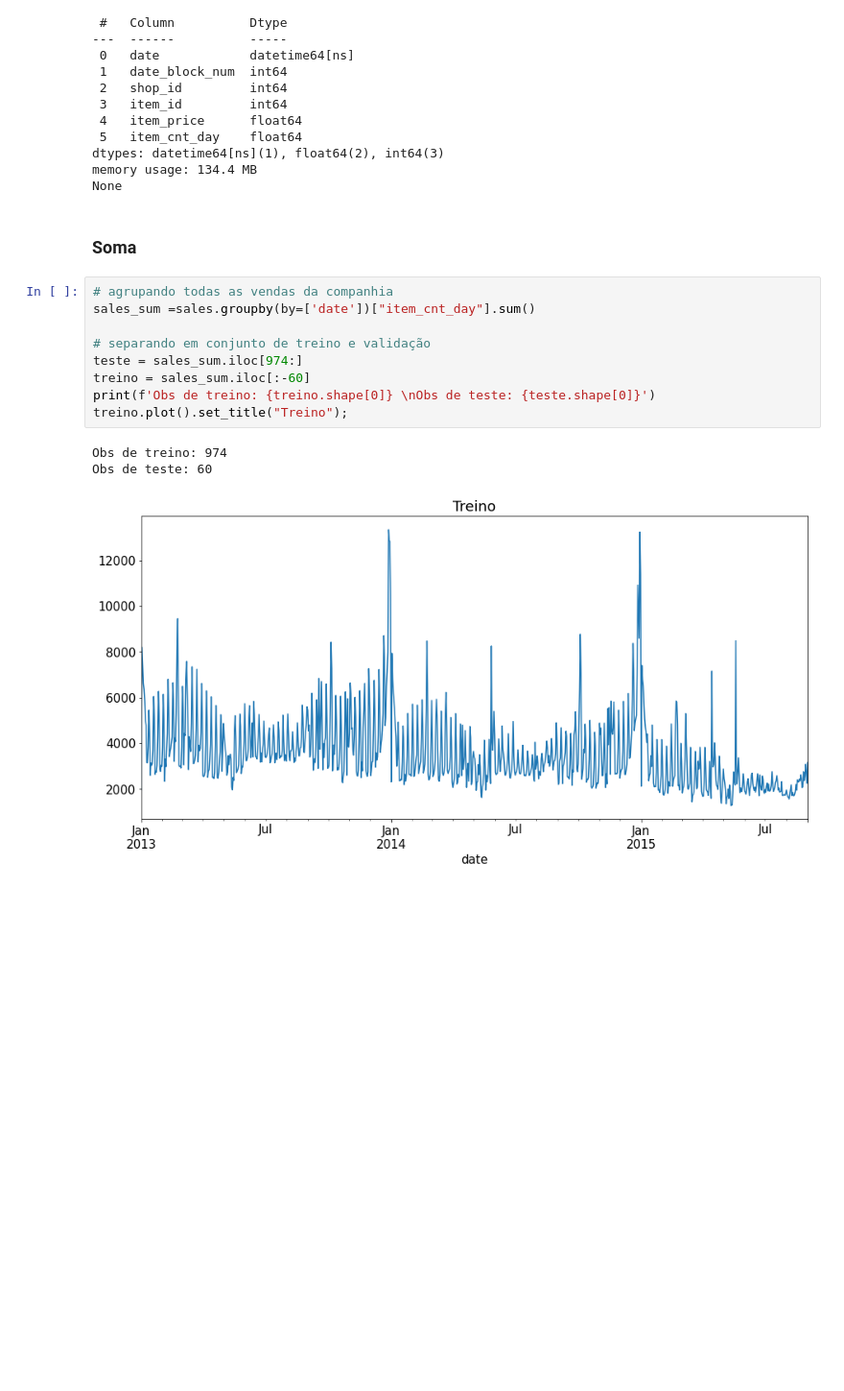
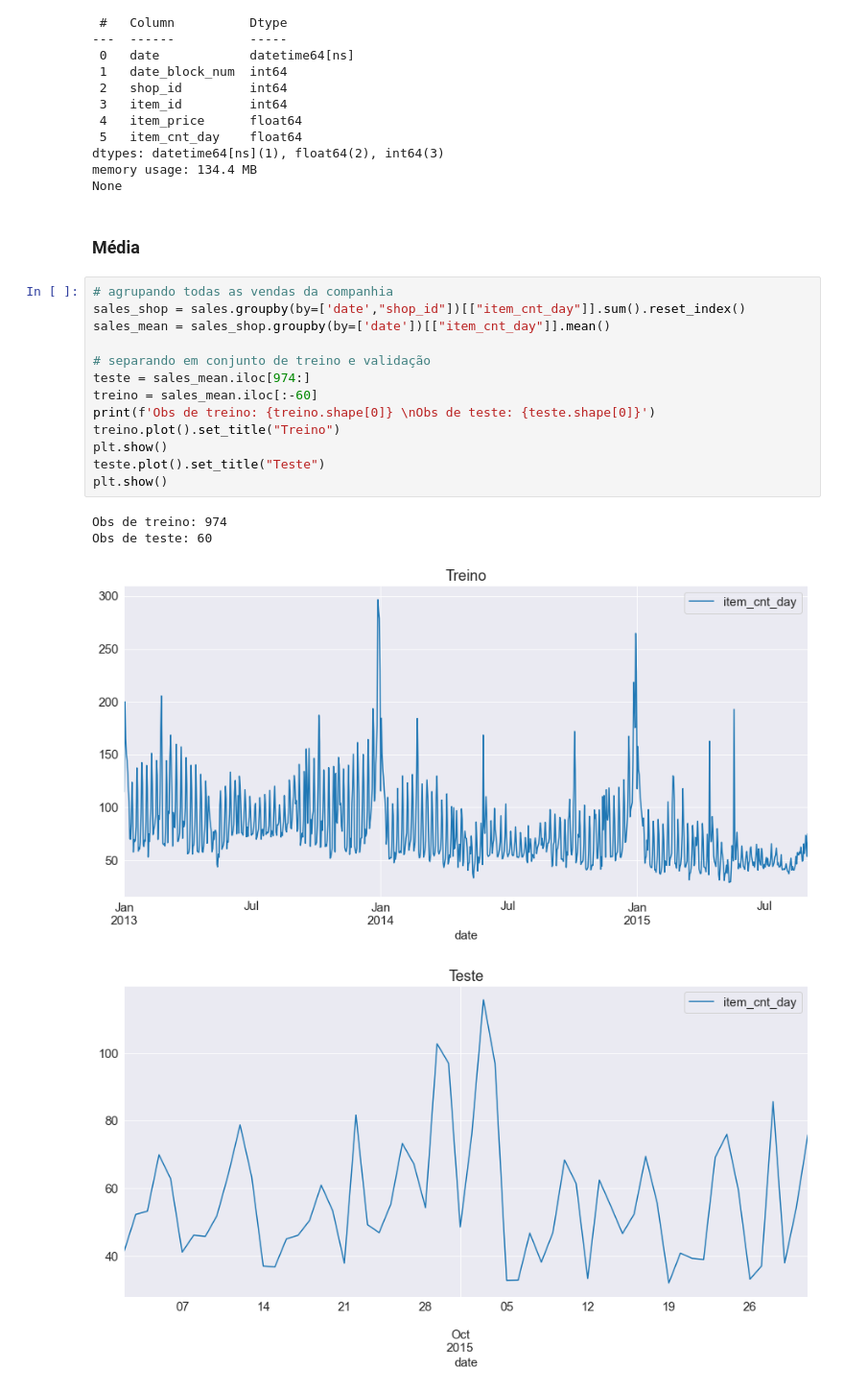
Before and after one commit to derSchmetterling/time_series, a Jupyter notebook: trabalho_ts_auto.ipynb, the cells around one changed output. Shown: that part at 96% size. Cells and saved outputs as stored; diff of their text form; blank space fills up the shorter version.

```diff
--- a/trabalho_ts_auto.ipynb
+++ b/trabalho_ts_auto.ipynb
@@ -137,20 +141,25 @@ dtypes: datetime64[ns](1), float64(2), int64(3)
 memory usage: 134.4 MB
 None
 # %% [markdown]
-### Soma
+### Média
 # %%
 # agrupando todas as vendas da companhia
-sales_sum =sales.groupby(by=['date'])["item_cnt_day"].sum()
+sales_shop = sales.groupby(by=['date',"shop_id"])[["item_cnt_day"]].sum().reset_index()
+sales_mean = sales_shop.groupby(by=['date'])[["item_cnt_day"]].mean()
 
 # separando em conjunto de treino e validação
-teste = sales_sum.iloc[974:]
-treino = sales_sum.iloc[:-60]
+teste = sales_mean.iloc[974:]
+treino = sales_mean.iloc[:-60]
 print(f'Obs de treino: {treino.shape[0]} \nObs de teste: {teste.shape[0]}')
-treino.plot().set_title("Treino");
+treino.plot().set_title("Treino")
+plt.show()
+teste.plot().set_title("Teste")
+plt.show()
 # %% [output]
 Obs de treino: 974
 Obs de teste: 60
-[figure, old version]
+[figure, new version]
+[figure, added]
 # %%
 arima_model =  auto_arima(treino,start_p=0, d=None, start_q=0,
                           max_p=5, max_d=5, max_q=5, start_P=0,
```
Also changed, not shown: parts of 18 cells of this notebook.
